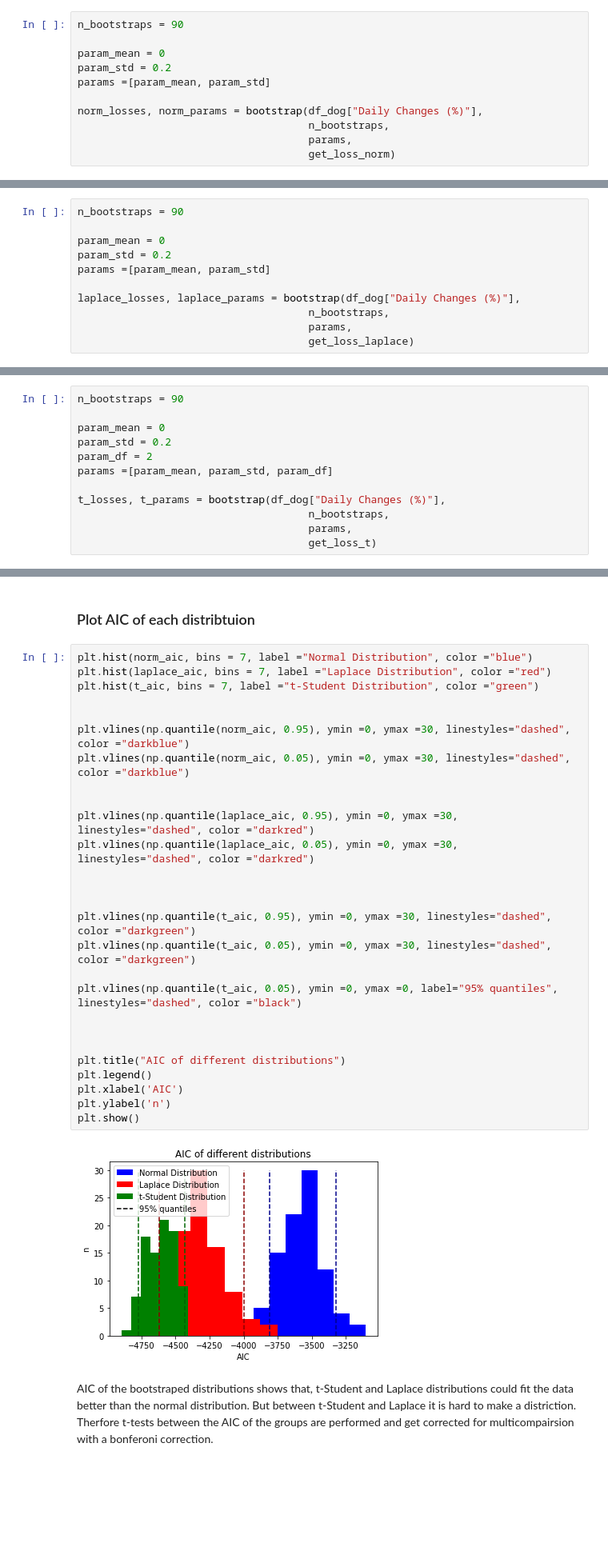
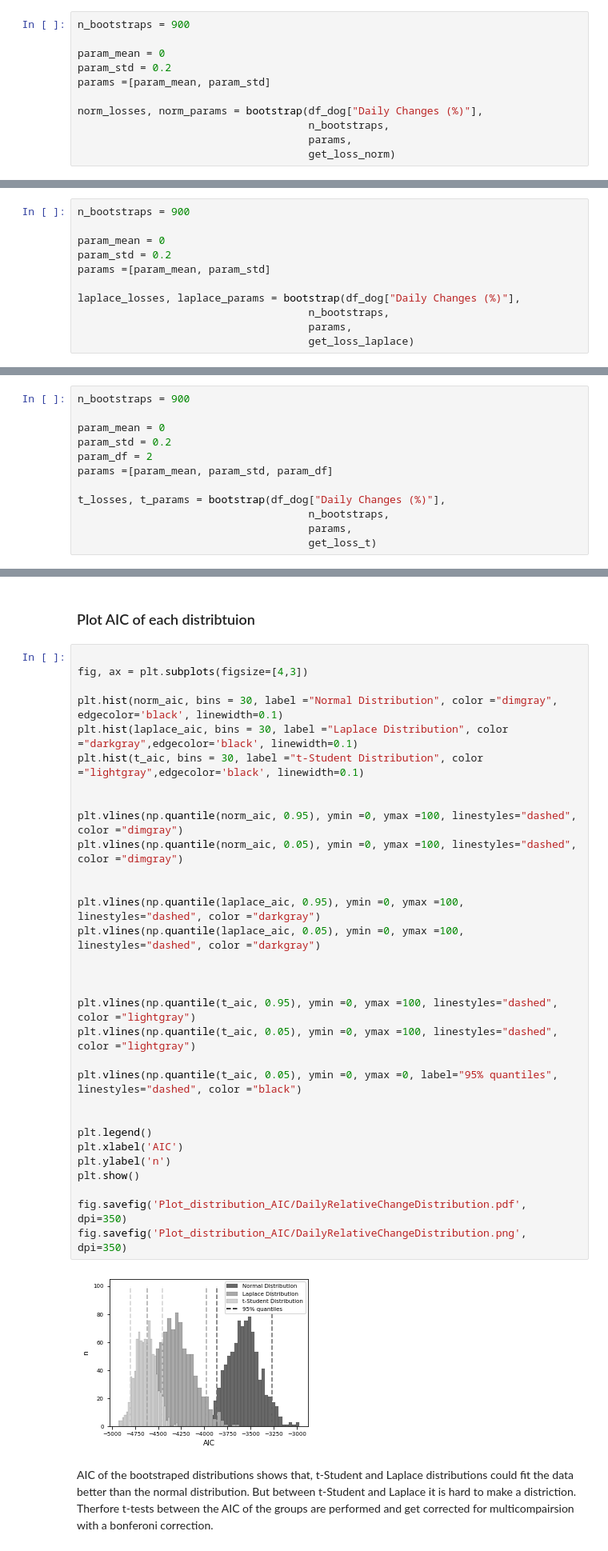
Before and after one commit to KoOBaALT/ThePowerOfATweet, a Jupyter notebook: exp/exp_003_ModelingDailyPriceFluctuations.ipynb, the cells around one changed output, grey strips where cells are left out. Shown at 80% size. Drawn from its saved outputs; the diff is of its cells as text; blank space fills up the shorter version.

Commit message:
Plot color adj

```diff
--- a/exp/exp_003_ModelingDailyPriceFluctuations.ipynb
+++ b/exp/exp_003_ModelingDailyPriceFluctuations.ipynb
@@ -206,7 +207,7 @@ def bootstrap (pd_series, n_bootstraps,params, loss_function):
 # %% [markdown]
 ### Bootstrap normal distribution
 # %%
-n_bootstraps = 90
+n_bootstraps = 900
 
 param_mean = 0
 param_std = 0.2
@@ -219,7 +220,7 @@ norm_losses, norm_params = bootstrap(df_dog["Daily Changes (%)"],
 # %% [markdown]
 ### Bootstrap laplace distribution
 # %%
-n_bootstraps = 90
+n_bootstraps = 900
 
 param_mean = 0
 param_std = 0.2
@@ -232,7 +233,7 @@ laplace_losses, laplace_params = bootstrap(df_dog["Daily Changes (%)"],
 # %% [markdown]
 ### Bootstrap t-student distribution
 # %%
-n_bootstraps = 90
+n_bootstraps = 900
 
 param_mean = 0
 param_std = 0.2
@@ -257,34 +258,38 @@ t_aic = 2*t_losses + 2 * K_paramaters
 # %% [markdown]
 ### Plot AIC of each distribtuion
 # %%
-plt.hist(norm_aic, bins = 7, label ="Normal Distribution", color ="blue")
-plt.hist(laplace_aic, bins = 7, label ="Laplace Distribution", color ="red")
-plt.hist(t_aic, bins = 7, label ="t-Student Distribution", color ="green")
+
+fig, ax = plt.subplots(figsize=[4,3])
+
+plt.hist(norm_aic, bins = 30, label ="Normal Distribution", color ="dimgray", edgecolor='black', linewidth=0.1)
+plt.hist(laplace_aic, bins = 30, label ="Laplace Distribution", color ="darkgray",edgecolor='black', linewidth=0.1)
+plt.hist(t_aic, bins = 30, label ="t-Student Distribution", color ="lightgray",edgecolor='black', linewidth=0.1)
 
 
-plt.vlines(np.quantile(norm_aic, 0.95), ymin =0, ymax =30, linestyles="dashed", color ="darkblue")
-plt.vlines(np.quantile(norm_aic, 0.05), ymin =0, ymax =30, linestyles="dashed", color ="darkblue")
+plt.vlines(np.quantile(norm_aic, 0.95), ymin =0, ymax =100, linestyles="dashed", color ="dimgray")
+plt.vlines(np.quantile(norm_aic, 0.05), ymin =0, ymax =100, linestyles="dashed", color ="dimgray")
 
 
-plt.vlines(np.quantile(laplace_aic, 0.95), ymin =0, ymax =30, linestyles="dashed", color ="darkred")
-plt.vlines(np.quantile(laplace_aic, 0.05), ymin =0, ymax =30, linestyles="dashed", color ="darkred")
+plt.vlines(np.quantile(laplace_aic, 0.95), ymin =0, ymax =100, linestyles="dashed", color ="darkgray")
+plt.vlines(np.quantile(laplace_aic, 0.05), ymin =0, ymax =100, linestyles="dashed", color ="darkgray")
 
 
 
-plt.vlines(np.quantile(t_aic, 0.95), ymin =0, ymax =30, linestyles="dashed", color ="darkgreen")
-plt.vlines(np.quantile(t_aic, 0.05), ymin =0, ymax =30, linestyles="dashed", color ="darkgreen")
+plt.vlines(np.quantile(t_aic, 0.95), ymin =0, ymax =100, linestyles="dashed", color ="lightgray")
+plt.vlines(np.quantile(t_aic, 0.05), ymin =0, ymax =100, linestyles="dashed", color ="lightgray")
 
 plt.vlines(np.quantile(t_aic, 0.05), ymin =0, ymax =0, label="95% quantiles", linestyles="dashed", color ="black")
 
 
-
-plt.title("AIC of different distributions")
 plt.legend()
 plt.xlabel('AIC')
 plt.ylabel('n')
 plt.show()
+
+fig.savefig('Plot_distribution_AIC/DailyRelativeChangeDistribution.pdf', dpi=350)
+fig.savefig('Plot_distribution_AIC/DailyRelativeChangeDistribution.png', dpi=350)
 # %% [output]
-[figure, old version]
+[figure, new version]
 # %% [markdown]
 AIC of the bootstraped distributions shows that, t-Student and Laplace distributions could fit the data better than the normal distribution. But between t-Student and Laplace it is hard to make a distriction. Therfore t-tests between the AIC of the groups are performed and get corrected for multicompairsion with a bonferoni correction.
 # %% [markdown]
```
Also changed, not shown: parts of 6 cells of this notebook, 4 other files.
